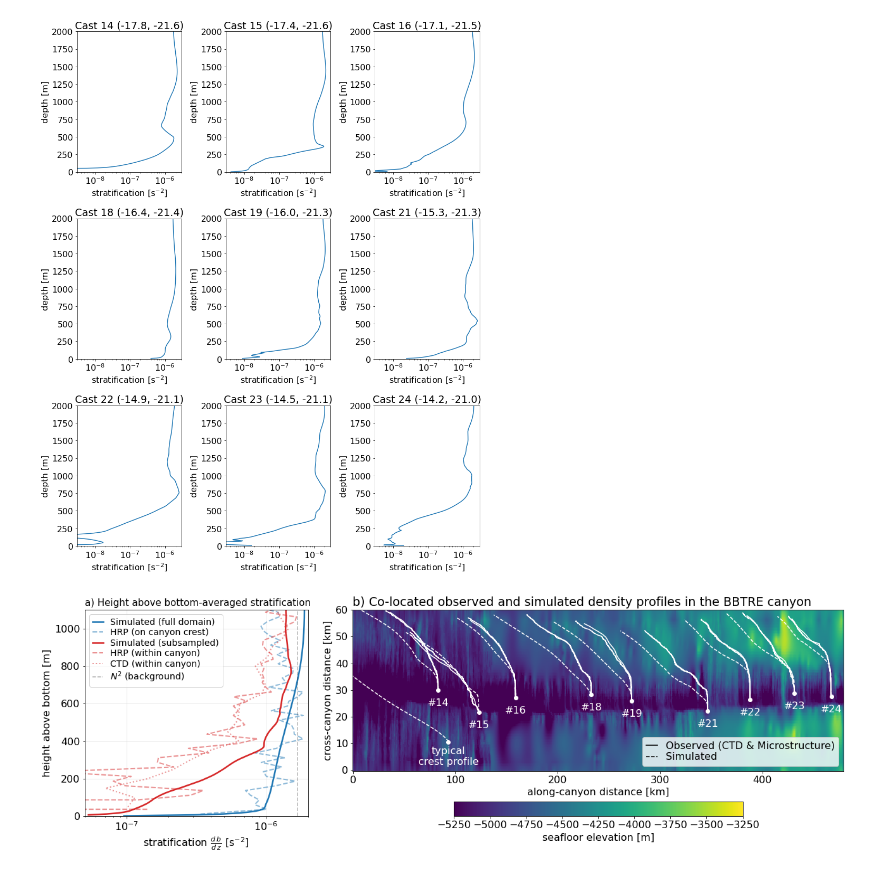
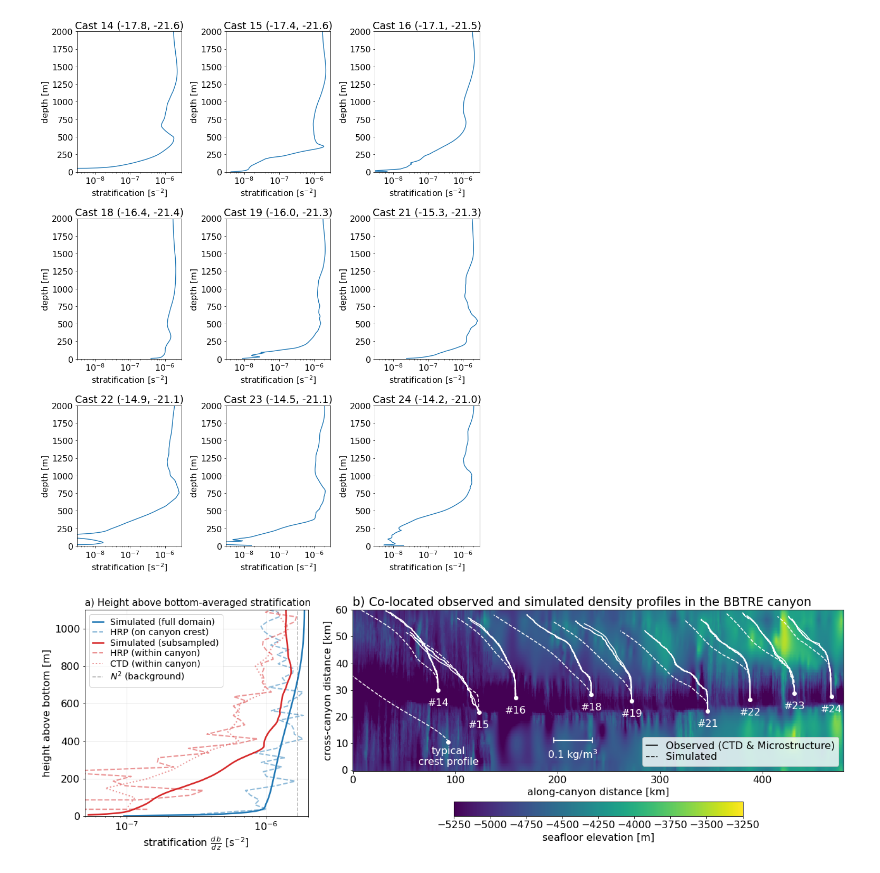
Before and after one commit to hdrake/sim-bbtre, a Jupyter notebook: notebooks/BBTRE_physics_analysis/2_simulated_obs.ipynb, the cells around one changed output. Cells and saved outputs as stored; diff of their text form; code cells hidden in the pictures.

```diff
--- a/notebooks/BBTRE_physics_analysis/2_simulated_obs.ipynb
+++ b/notebooks/BBTRE_physics_analysis/2_simulated_obs.ipynb
@@ -467,7 +464,6 @@ for c, loc in enumerate(sample_locs):
     Y = Y*2e1
     plt.plot(X+x,Y+y, 'w--')
 
-
 # Outside of canyon example
 i=155; j=17;
 x = dsnap['XC'].isel(XC=i).values
@@ -477,31 +473,49 @@ label = f"typical\ncrest profile"
 plt.annotate(label, # this is the text
              (x,y), # this is the point to label
              textcoords="offset points", # how to position the text
              xytext=(0,-36), # distance from text to points (x,y)
              color='w',
              ha='center')
 
 X = (ρ0*(1-α*dsnap.isel(XC=i, YC=j)['THETA_BG_hab']))
 X = (X - X.max(skipna=True))*400e3
 
 Y = X.habC
 X = X.where(Y<1500.)
 Y = Y*2e1
 plt.plot(X+x,Y+y, 'w--')
 
+i=300; j=18;
+x = 195e3
+y = dsnap['YC'].isel(YC=j).values
+dρ = 0.1
+plt.annotate(
+    '', (x,y),  xycoords='data',
+    xytext=(x+dρ*400e3,y), textcoords='data',
+    arrowprops=dict(color="w", facecolor='w', arrowstyle='|-|,widthA=0.25,widthB=0.25', lw=1.5),
+    color='w',ha='center'
+)
+plt.annotate(r"0.1 kg/m$^{3}$", # this is the text
+             (x,y), # this is the point to label
+             textcoords="offset points", # how to position the text
+             xytext=(31.5,-28), # distance from text to points (x,y)
+             color='w',
+             ha='center'
+)
+
 plt.plot([], [], "k-", label="Observed (CTD & Microstructure)")
 plt.plot([], [], "k--", label="Simulated")
 plt.legend(loc="lower right", labelspacing=0.175, handlelength=1.1)
 plt.title("b) Co-located observed and simulated density profiles in the BBTRE canyon", loc="left")
 plt.title("")
 
 plt.xlabel("along-canyon distance [km]")
 plt.ylabel("cross-canyon distance [km]")
 xticks = np.arange(0., 500., 100.)
 plt.xticks(xticks*1e3, np.int64(xticks))
 yticks = np.arange(0., 70., 10.)
 plt.yticks(yticks*1e3, np.int64(yticks))
 
 plt.savefig("../../figures/BBTRE/stratification_comparison.png", dpi=150, bbox_inches="tight")
 # %% [output]
-[figure, old version]
+[figure, new version]
```
Also changed, not shown: parts of 2 cells of this notebook, 4 other files.
